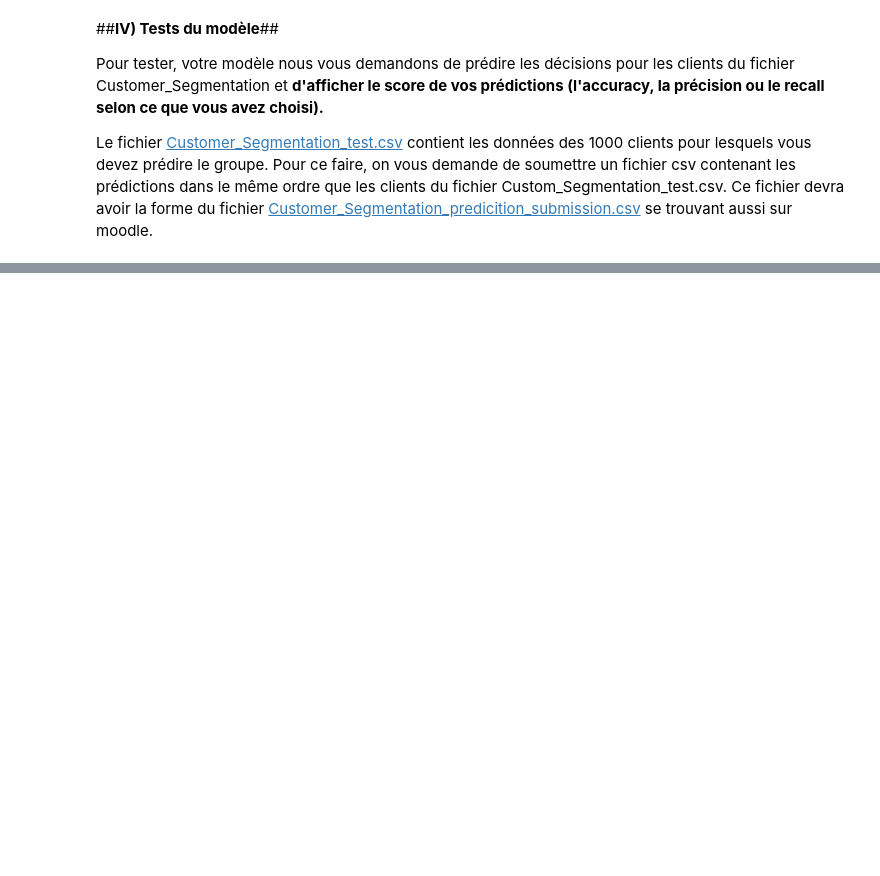
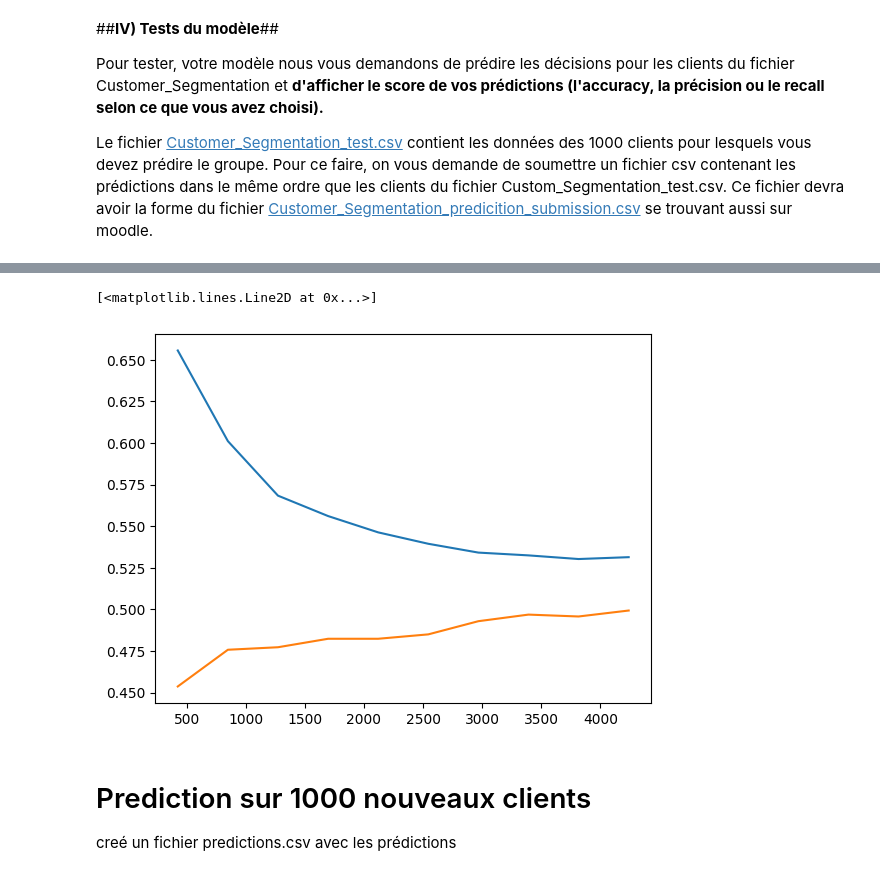
Before and after one commit to Ractouf/3BIN-Q1-ML, a Jupyter notebook: S6-7/BIN3100_ML_S6_Projet_Récapitulatif_2023.ipynb, the cells around one changed output, grey strips where cells are left out. Cells and saved outputs as stored; diff of their text form; code cells hidden in the pictures; blank space fills up the shorter version.

```diff
--- a/S6-7/BIN3100_ML_S6_Projet_Récapitulatif_2023.ipynb
+++ b/S6-7/BIN3100_ML_S6_Projet_Récapitulatif_2023.ipynb
@@ -393,0 +404,21 @@ ValueError: ignored
+# %%
+from sklearn.pipeline import make_pipeline
+from sklearn.preprocessing import PolynomialFeatures
+from sklearn.ensemble import RandomForestClassifier
+from sklearn.model_selection import GridSearchCV
+
+model = make_pipeline(ct_imputer, ct_encoder, PolynomialFeatures(), RandomForestClassifier())
+
+params = {
+    'polynomialfeatures__degree': [2, 3],
+    'randomforestclassifier__max_depth': np.arange(1, 10)
+}
+
+grid = GridSearchCV(model, param_grid = params, cv = 5)
+grid.fit(X_train, y_train)
+print(f'# {grid.best_params_}')
+print(f'# BEST SCORE {grid.best_score_}')
+print(f'# TRAIN {grid.score(X_train, y_train)}')
+print(f'# TEST {grid.score(X_test, y_test)}')
+
+model_final = grid.best_estimator_
@@ -403,0 +462,13 @@ Pour ce faire, on vous demande de soumettre un fichier csv contenant les prédic
+# %%
+from sklearn.model_selection import learning_curve
+
+N, train_score, val_score = learning_curve(model_final, X_train, y_train, train_sizes = np.linspace(0.1, 1.0, 10), cv = 5)
+
+plt.plot(N, train_score.mean(axis = 1), label = 'train')
+plt.plot(N, val_score.mean(axis = 1), label = 'val')
+# %% [output]
+[<matplotlib.lines.Line2D at 0x...>]
+[figure, added]
+# %% [markdown]
+# Prediction sur 1000 nouveaux clients
+creé un fichier predictions.csv avec les prédictions
```
Also changed, not shown: parts of 17 cells of this notebook, 1 other file.
